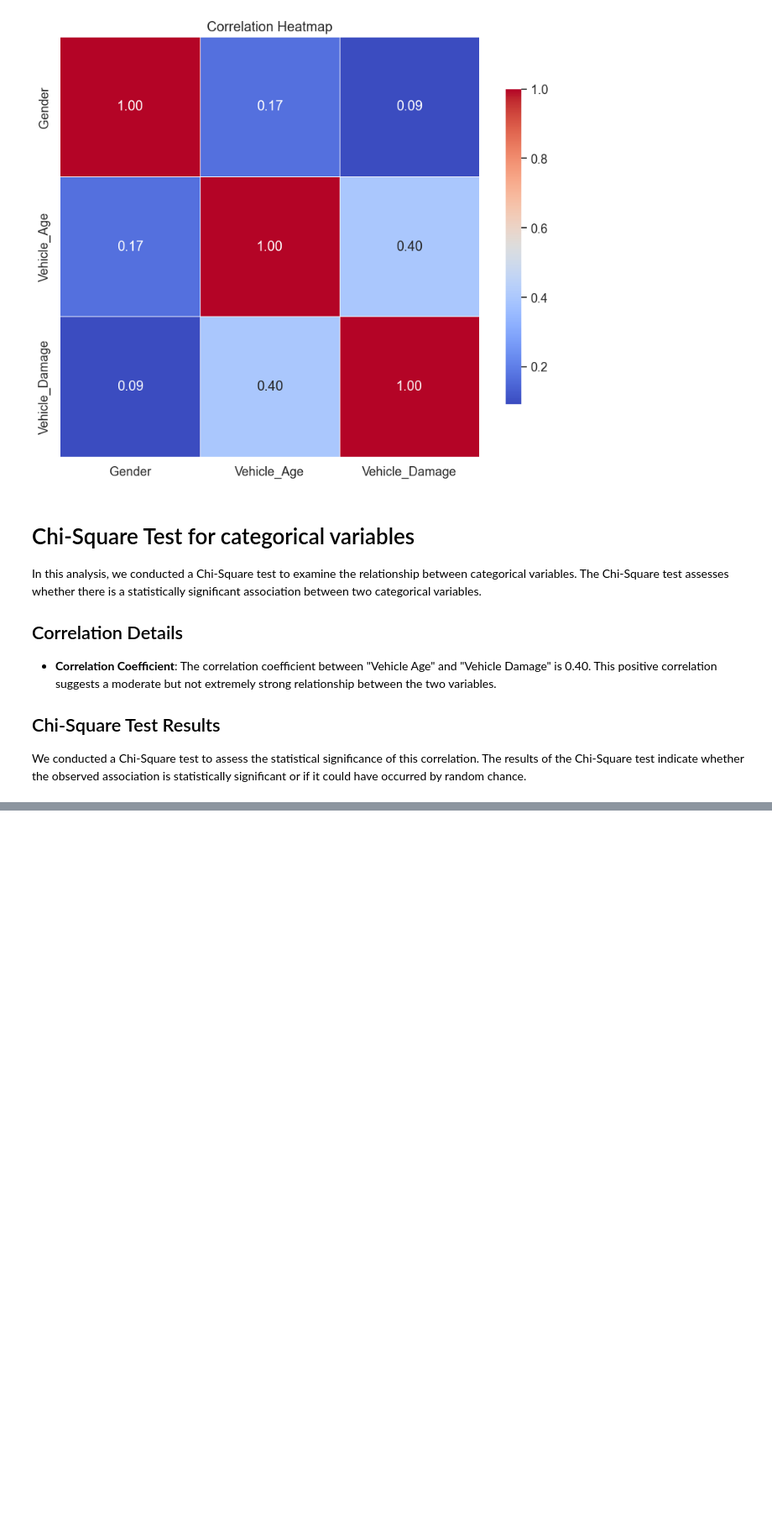
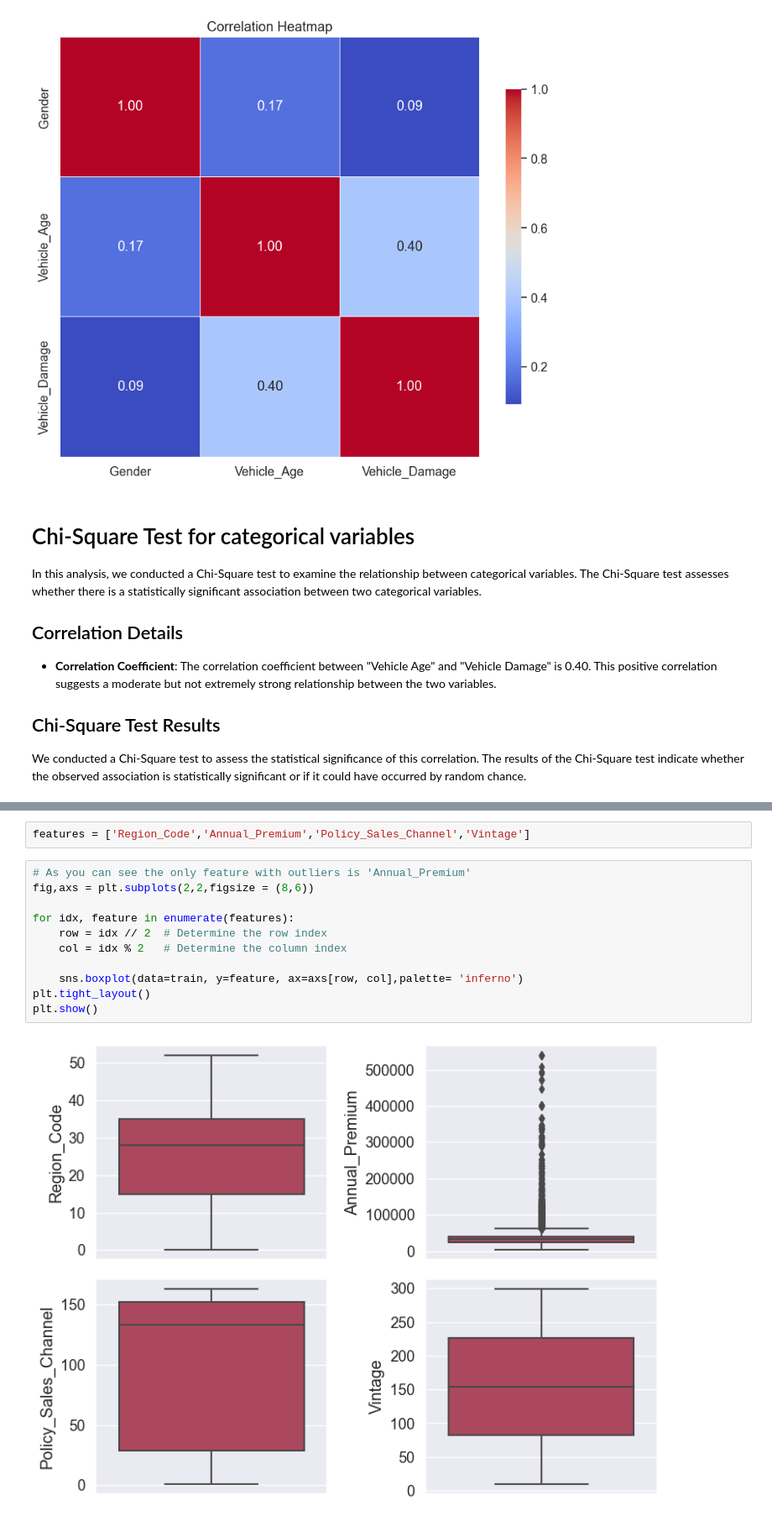
Before and after one commit to ThomasProce/Cross_Selling_Insurance, a Jupyter notebook: cross_selling.ipynb, the cells around one changed output, grey strips where cells are left out. Shown at 84% size. Drawn from its saved outputs; the diff is of its cells as text; blank space fills up the shorter version.

```diff
--- a/cross_selling.ipynb
+++ b/cross_selling.ipynb
@@ -796,0 +814,15 @@ We conducted a Chi-Square test to assess the statistical significance of this co
+# %%
+features = ['Region_Code','Annual_Premium','Policy_Sales_Channel','Vintage']
+# %%
+# As you can see the only feature with outliers is 'Annual_Premium'
+fig,axs = plt.subplots(2,2,figsize = (8,6))
+
+for idx, feature in enumerate(features):
+    row = idx // 2  # Determine the row index
+    col = idx % 2   # Determine the column index
+
+    sns.boxplot(data=train, y=feature, ax=axs[row, col],palette= 'inferno')
+plt.tight_layout()
+plt.show()
+# %% [output]
+[figure, added]
```
Also changed, not shown: parts of 29 cells of this notebook.
